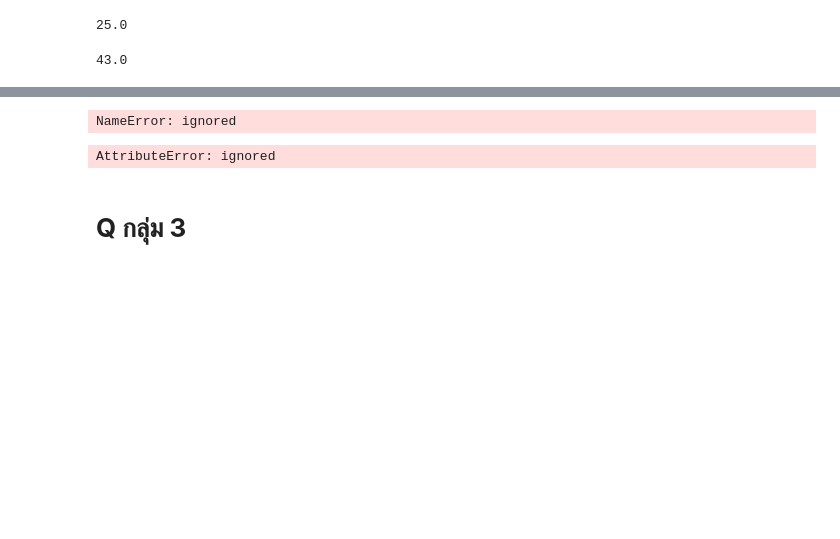
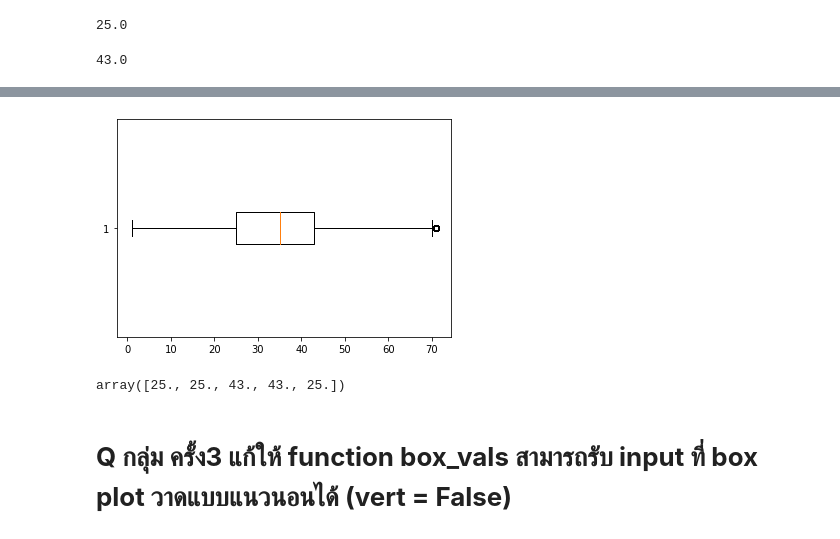
Before and after one commit to Jaomiew/DWDM21, a Jupyter notebook: Data_Preprocessing_(Chapter3).ipynb, the cells around one changed output, grey strips where cells are left out. Cells and saved outputs as stored; diff of their text form; code cells hidden in the pictures; blank space fills up the shorter version.

```diff
--- a/Data_Preprocessing_(Chapter3).ipynb
+++ b/Data_Preprocessing_(Chapter3).ipynb
@@ -1272,11 +1273,11 @@ box_vals(data_dict)
 # %%
-data_dict = pit.boxplot(data_cases2_nomissingage_nooutlier ['age'] , vert = False)
+data_dict = plt.boxplot(data_cases2_nomissingage_nooutlier['age'],vert=False)
 # %% [output]
-NameError: ignored
+[figure, added]
 # %%
-data_dict['boxes'] [0].get_xdat()
+data_dict['boxes'][0].get_xdata()
 # %% [output]
-AttributeError: ignored
+array([25., 25., 43., 43., 25.])
-# %% [markdown]
-# **Q กลุ่ม 3**
+# %% [markdown]
+# **Q กลุ่ม ครั้ง3 แก้ให้ function box_vals สามารถรับ input ที่ box plot วาดแบบแนวนอนได้ (vert = False)**
 # %%
```
Also changed, not shown: parts of 3 cells of this notebook.
